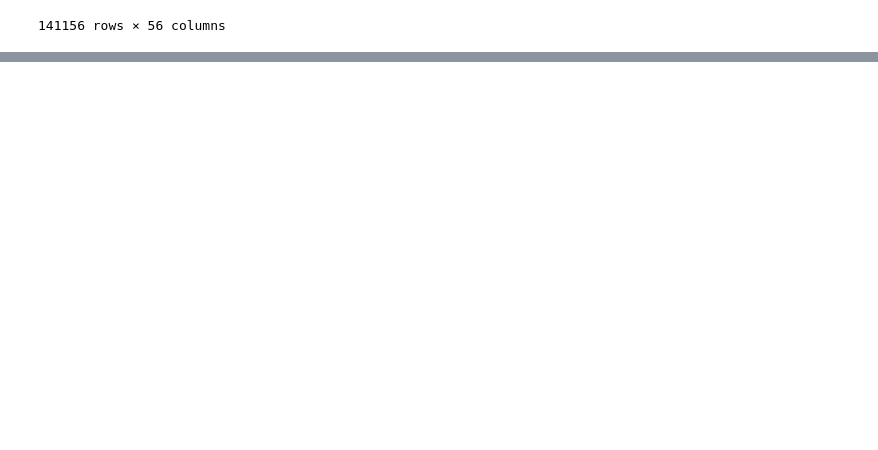
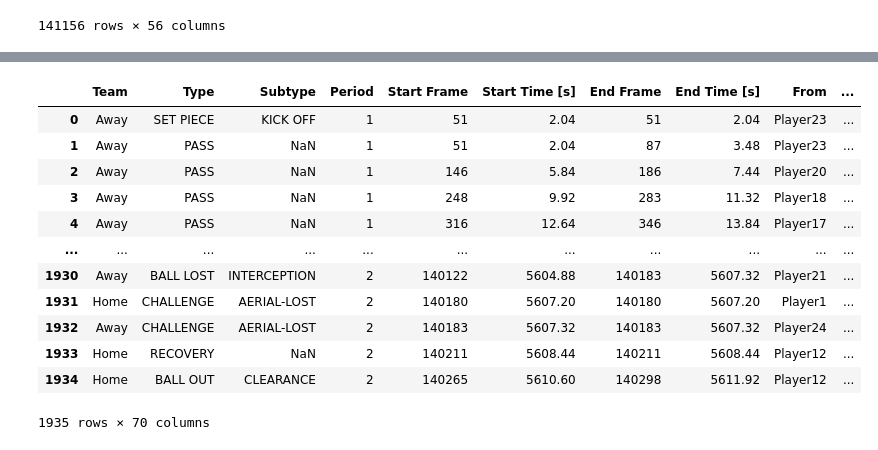
Before and after one commit to nahiid/soccer-impact-factor, a Jupyter notebook: impact_factor.ipynb, the cells around one changed output, grey strips where cells are left out. Cells and saved outputs as stored; diff of their text form; code cells hidden in the pictures; blank space fills up the shorter version.

Commit message:
Merged datasets

```diff
--- a/impact_factor.ipynb
+++ b/impact_factor.ipynb
@@ -85,3 +85,9 @@ tracking_data
 | 141154 | 2 | 5646.20 | 43.62006 | 1.14852 | -1.03032 | 37.40000 | -1.17130 | 3.76924 | 10.36150 | ... |
 | 141155 | 2 | 5646.24 | 43.58296 | 1.14784 | -1.03032 | 37.40000 | -1.24444 | 3.52580 | 10.33606 | ... |
 141156 rows × 56 columns
+# %%
+# read in the event data
+event_data = mio.read_event_data(DATADIR,game_id)
+
+# Bit of housekeeping: unit conversion from metric data units to meters
+event_data = mio.to_metric_coordinates(events)
@@ -87,0 +121,28 @@ tracking_data
+# %%
+# Merge the datasets based on 'Start Time [s]'
+merged_start = pd.merge(event_data, tracking_data, left_on='Start Time [s]', right_on='Time [s]', how='left')
+
+# Rename columns with '_x' suffix to avoid conflicts
+merged_start.columns = [col if '_x' not in col else col[:-2] for col in merged_start.columns]
+
+# Remove duplicate rows based on the 'event_data' columns
+merged_start = merged_start.drop_duplicates(subset=['Team', 'Type', 'Subtype', 'Period', 'Start Frame', 'Start Time [s]', 'End Frame', 'End Time [s]', 'From', 'To', 'Start X', 'Start Y', 'End X', 'End Y'])
+
+# Reset the index
+merged_start = merged_start.reset_index(drop=True)
+# %%
+merged_start
+# %% [output]
+|  | Team | Type | Subtype | Period | Start Frame | Start Time [s] | End Frame | End Time [s] | From | ... |
+| 0 | Away | SET PIECE | KICK OFF | 1 | 51 | 2.04 | 51 | 2.04 | Player23 | ... |
+| 1 | Away | PASS | NaN | 1 | 51 | 2.04 | 87 | 3.48 | Player23 | ... |
+| 2 | Away | PASS | NaN | 1 | 146 | 5.84 | 186 | 7.44 | Player20 | ... |
+| 3 | Away | PASS | NaN | 1 | 248 | 9.92 | 283 | 11.32 | Player18 | ... |
+| 4 | Away | PASS | NaN | 1 | 316 | 12.64 | 346 | 13.84 | Player17 | ... |
+| ... | ... | ... | ... | ... | ... | ... | ... | ... | ... | ... |
+| 1930 | Away | BALL LOST | INTERCEPTION | 2 | 140122 | 5604.88 | 140183 | 5607.32 | Player21 | ... |
+| 1931 | Home | CHALLENGE | AERIAL-LOST | 2 | 140180 | 5607.20 | 140180 | 5607.20 | Player1 | ... |
+| 1932 | Away | CHALLENGE | AERIAL-LOST | 2 | 140183 | 5607.32 | 140183 | 5607.32 | Player24 | ... |
+| 1933 | Home | RECOVERY | NaN | 2 | 140211 | 5608.44 | 140211 | 5608.44 | Player12 | ... |
+| 1934 | Home | BALL OUT | CLEARANCE | 2 | 140265 | 5610.60 | 140298 | 5611.92 | Player12 | ... |
+1935 rows × 70 columns
```
Also changed, not shown: parts of 5 cells of this notebook, 1 other file.
